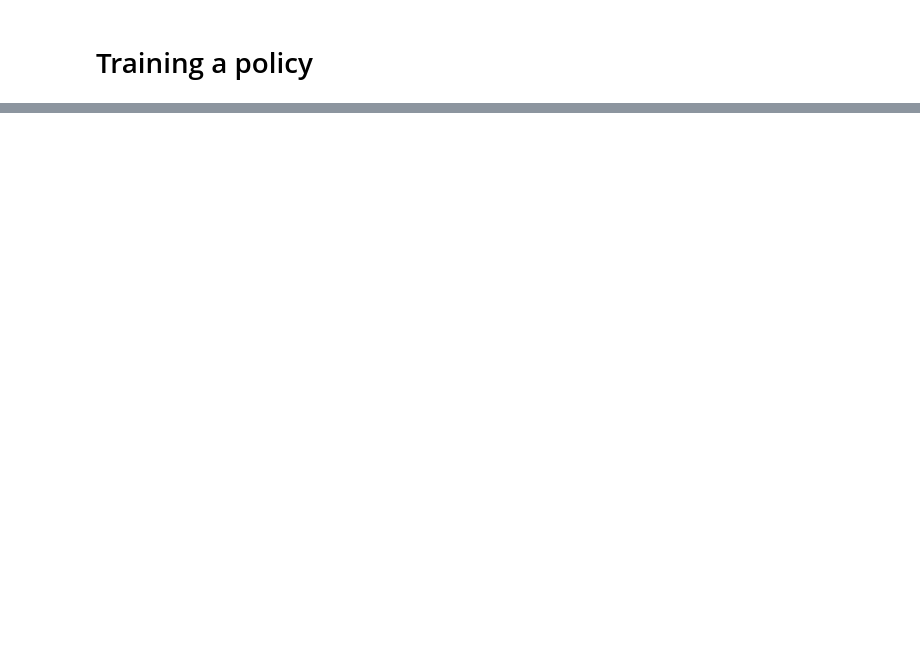
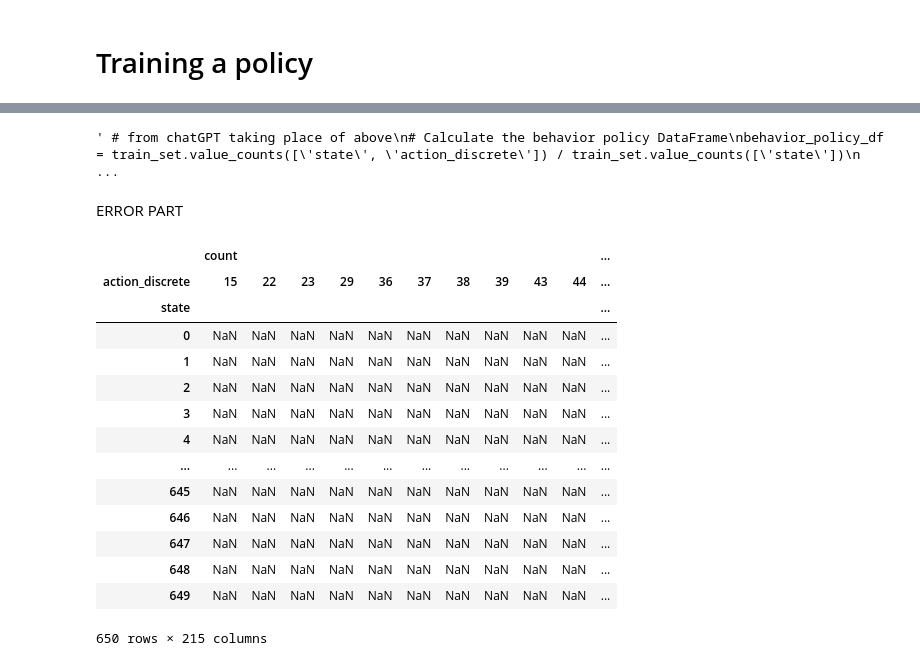
Before and after one commit to timothy0203/guideline-informed-vent-rl, a Jupyter notebook: scripts/Clustering and Training.ipynb, the cells around one changed output, grey strips where cells are left out. Saved outputs shown, nothing was run; the diff lists cells and outputs as text; code cells hidden in the pictures; blank space fills up the shorter version.

```diff
--- a/scripts/Clustering and Training.ipynb
+++ b/scripts/Clustering and Training.ipynb
@@ -41,8 +41,9 @@ scalers_dir = '../preprocessing/scalers/'
 data_dir = '../mimic-data/'
 seed = 12
 
-SHAPING = False
-COMPLIANCE_SCALAR = 0.0 # should be in [0, 5]
+SHAPING = 'avgpotential2' # TODO: timothy trace code
+# SHAPING = False
+COMPLIANCE_SCALAR = 0.0 # should be in [0, 5] # TODO: timothy trace code: how much obay the constraint
 UNSAFETY_PROB = 1.0 # should be in [0.0,1.0] or {0,0, 1.0} until safety probs implemented
 GAMMA = 0.99
 n_states = 650 # according to Peine's paper
@@ -50,7 +51,7 @@ CREATE_TRAJS = True
 if not SHAPING:
     shaping_name = 'unshaped'
 else:
-    shaping_name = SHAPING + '-' + str(COMPLIANCE_SCALAR )
+    shaping_name = SHAPING + '-' + str(COMPLIANCE_SCALAR)
 np.random.seed(seed)
 random.seed(seed)
 all_var_types = [
@@ -780,0 +1256,2 @@ else:
+# %%
+pd.set_option('display.max_columns', None)
@@ -1003,0 +1669,70 @@ if UNSAFETY_PROB == 1.0:
+# %%
+""" # from chatGPT taking place of above
+# Calculate the behavior policy DataFrame
+behavior_policy_df = train_set.value_counts(['state', 'action_discrete']) / train_set.value_counts(['state'])
+assert (1.0 - behavior_policy_df.groupby('state').sum() < 1e10).all(), "Policy action probs should sum to 1 per state"
+
+# Reset the index and pivot the DataFrame
+behavior_policy_pivot = behavior_policy_df.reset_index().pivot(columns='action_discrete', index='state')
+
+# Check if all states have been covered in the pivot
+behavior_policy_states = set(behavior_policy_pivot.index.unique())
+for s in range(n_states):
+    if s not in behavior_policy_states:
+        action_probs = [1.0 / (7**3),] * 7**3  # Uniform distribution for missing states
+        behavior_policy_pivot.loc[s] = [s] + action_probs
+
+# Sort the DataFrame by the state index
+behavior_policy_pivot = behavior_policy_pivot.sort_values(by='state')
+
+# Ensure all actions are included in the DataFrame
+expected_actions = set(range(7**3))
+current_actions = set(behavior_policy_pivot.columns.get_level_values(1))
+missing_actions = expected_actions - current_actions
+
+# Fill missing actions with NaN or default values
+for action in missing_actions:
+    behavior_policy_pivot[action] = np.nan  # or your default value
+
+# Convert the DataFrame to a numpy array and handle NaN values
+behavior_policy_nan = behavior_policy_pivot.to_numpy()
+behavior_policy_nan[np.isnan(behavior_policy_nan)] = 0.0  # Fill NaN with zeros
+
+# Ensure policy action probabilities sum to 1 per state
+assert (1 - np.sum(behavior_policy_nan, axis=1) < 1e10).all(), "Policy action probs should sum to 1 per state"
+
+# Assert that the behavior policy shape matches the expected dimensions
+assert behavior_policy_nan.shape == (n_states, 7**3), "Behavior policy should cover all states and actions"
+
+# Check that the greedy policy mask correctly masks out all-but-one action
+mcp_greedy_mask = mcp_greedy.astype(bool)
+assert (mcp_greedy_mask.sum(axis=1) == 1).all(), "Greedy policy mask should mask out all-but-one action"
+
+# Save the behavior policy if the unsafety probability is 1.0
+if UNSAFETY_PROB == 1.0:
+    joblib.dump(behavior_policy_nan, "models/clinicians_policy_train_{}.bin".format(seed), compress=True)
+ """
+# %% [output]
+' # from chatGPT taking place of above\n# Calculate the behavior policy DataFrame\nbehavior_policy_df = train_set.value_counts([\'state\', \'action_discrete\']) / train_set.value_counts([\'state\'])\n ...
+# %% [markdown]
+ERROR PART
+# %%
+behavior_policy_df = train_set.value_counts(['state', 'action_discrete']) / train_set.value_counts(['state'])
+behavior_policy_pivot = behavior_policy_df.reset_index().pivot(columns='action_discrete', index='state')
+behavior_policy_pivot
+# %% [output]
+|  | count |  |  |  |  |  |  |  |  |  | ... |
+| action_discrete | 15 | 22 | 23 | 29 | 36 | 37 | 38 | 39 | 43 | 44 | ... |
+| state |  |  |  |  |  |  |  |  |  |  | ... |
+| 0 | NaN | NaN | NaN | NaN | NaN | NaN | NaN | NaN | NaN | NaN | ... |
+| 1 | NaN | NaN | NaN | NaN | NaN | NaN | NaN | NaN | NaN | NaN | ... |
+| 2 | NaN | NaN | NaN | NaN | NaN | NaN | NaN | NaN | NaN | NaN | ... |
+| 3 | NaN | NaN | NaN | NaN | NaN | NaN | NaN | NaN | NaN | NaN | ... |
+| 4 | NaN | NaN | NaN | NaN | NaN | NaN | NaN | NaN | NaN | NaN | ... |
+| ... | ... | ... | ... | ... | ... | ... | ... | ... | ... | ... | ... |
+| 645 | NaN | NaN | NaN | NaN | NaN | NaN | NaN | NaN | NaN | NaN | ... |
+| 646 | NaN | NaN | NaN | NaN | NaN | NaN | NaN | NaN | NaN | NaN | ... |
+| 647 | NaN | NaN | NaN | NaN | NaN | NaN | NaN | NaN | NaN | NaN | ... |
+| 648 | NaN | NaN | NaN | NaN | NaN | NaN | NaN | NaN | NaN | NaN | ... |
+| 649 | NaN | NaN | NaN | NaN | NaN | NaN | NaN | NaN | NaN | NaN | ... |
+650 rows × 215 columns
```
Also changed, not shown: parts of 88 cells of this notebook, 23 other files.
